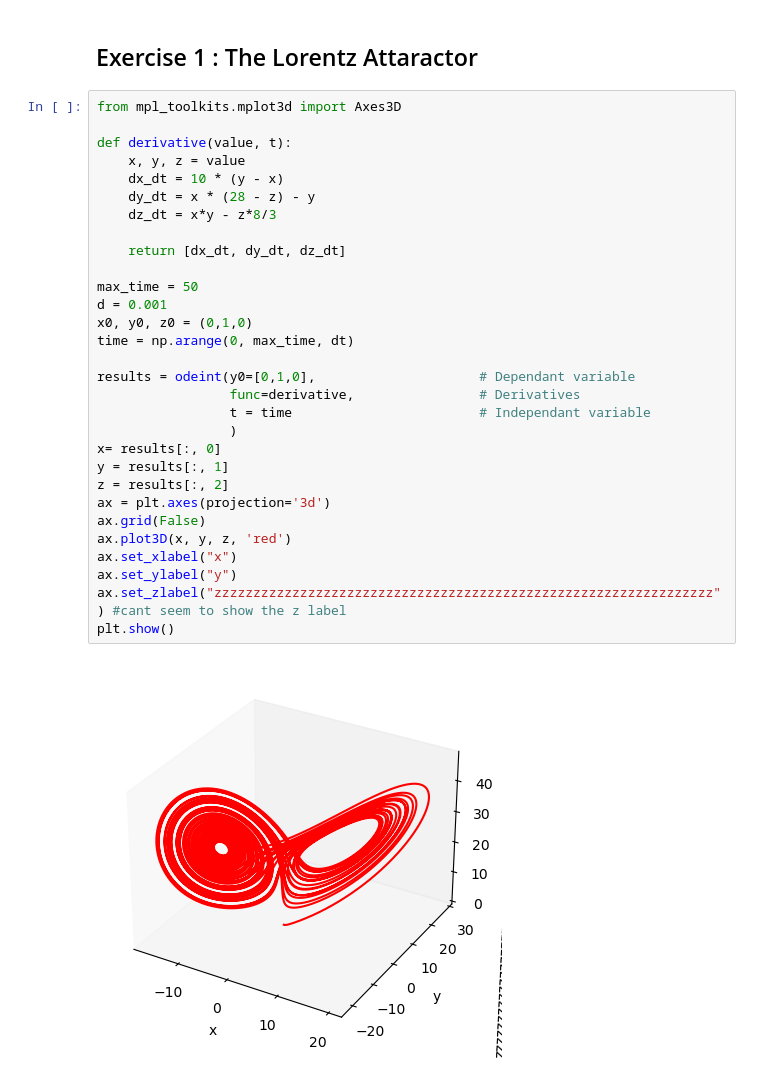
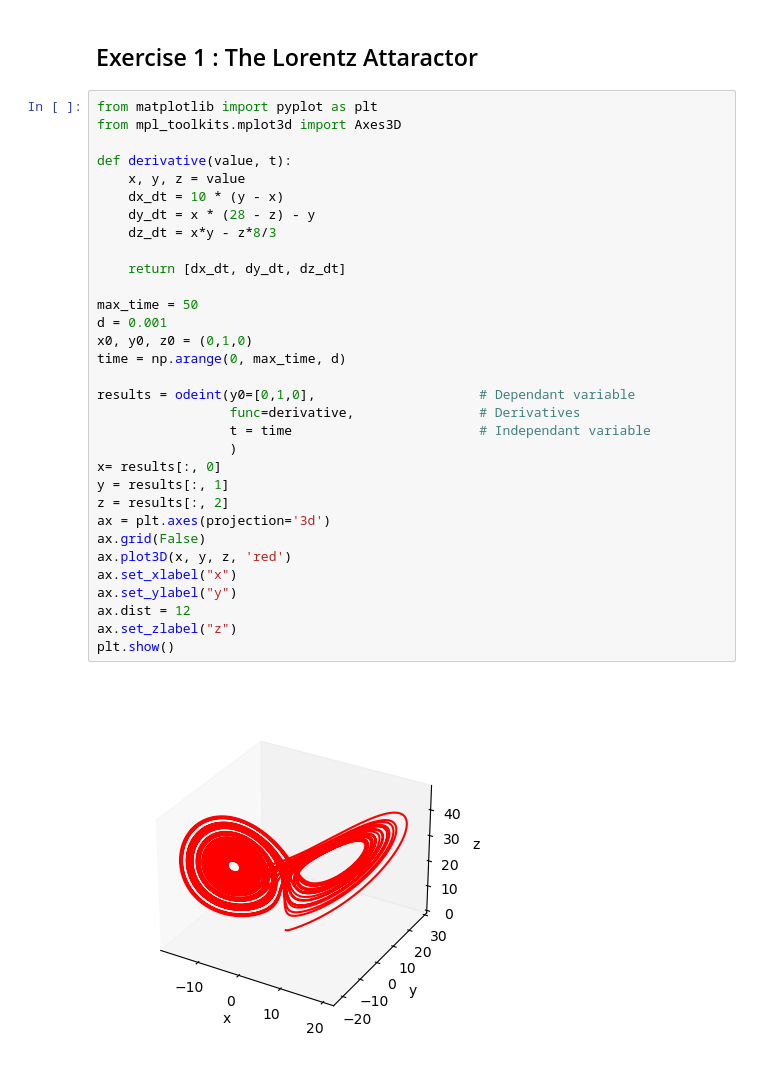
Before and after one commit to SPS-SP2273/learning-portfolio-yugan01, a Jupyter notebook: numerical solutions/numerical_solutions_(good).ipynb, the cells around one changed output. Saved outputs shown, nothing was run; the diff lists cells and outputs as text.

```diff
--- a/numerical solutions/numerical_solutions_(good).ipynb
+++ b/numerical solutions/numerical_solutions_(good).ipynb
@@ -337,34 +337,36 @@ plt.show()
 # %% [markdown]
 ## Exercise 1 :  The Lorentz Attaractor
 # %%
+from matplotlib import pyplot as plt
 from mpl_toolkits.mplot3d import Axes3D
 
 def derivative(value, t):
     x, y, z = value
     dx_dt = 10 * (y - x)
     dy_dt = x * (28 - z) - y
     dz_dt = x*y - z*8/3
 
     return [dx_dt, dy_dt, dz_dt]
 
 max_time = 50
 d = 0.001
 x0, y0, z0 = (0,1,0)
-time = np.arange(0, max_time, dt)
+time = np.arange(0, max_time, d)
 
 results = odeint(y0=[0,1,0],                     # Dependant variable
                  func=derivative,                # Derivatives
                  t = time                        # Independant variable
                  )
 x= results[:, 0]
 y = results[:, 1]
 z = results[:, 2]
 ax = plt.axes(projection='3d')
 ax.grid(False)
 ax.plot3D(x, y, z, 'red')
 ax.set_xlabel("x")
 ax.set_ylabel("y")
-ax.set_zlabel("zzzzzzzzzzzzzzzzzzzzzzzzzzzzzzzzzzzzzzzzzzzzzzzzzzzzzzzzzzzzzzzz") #cant seem to show the z label
+ax.dist = 12
+ax.set_zlabel("z")
 plt.show()
 # %% [output]
-[figure, old version]
+[figure, new version]
```
